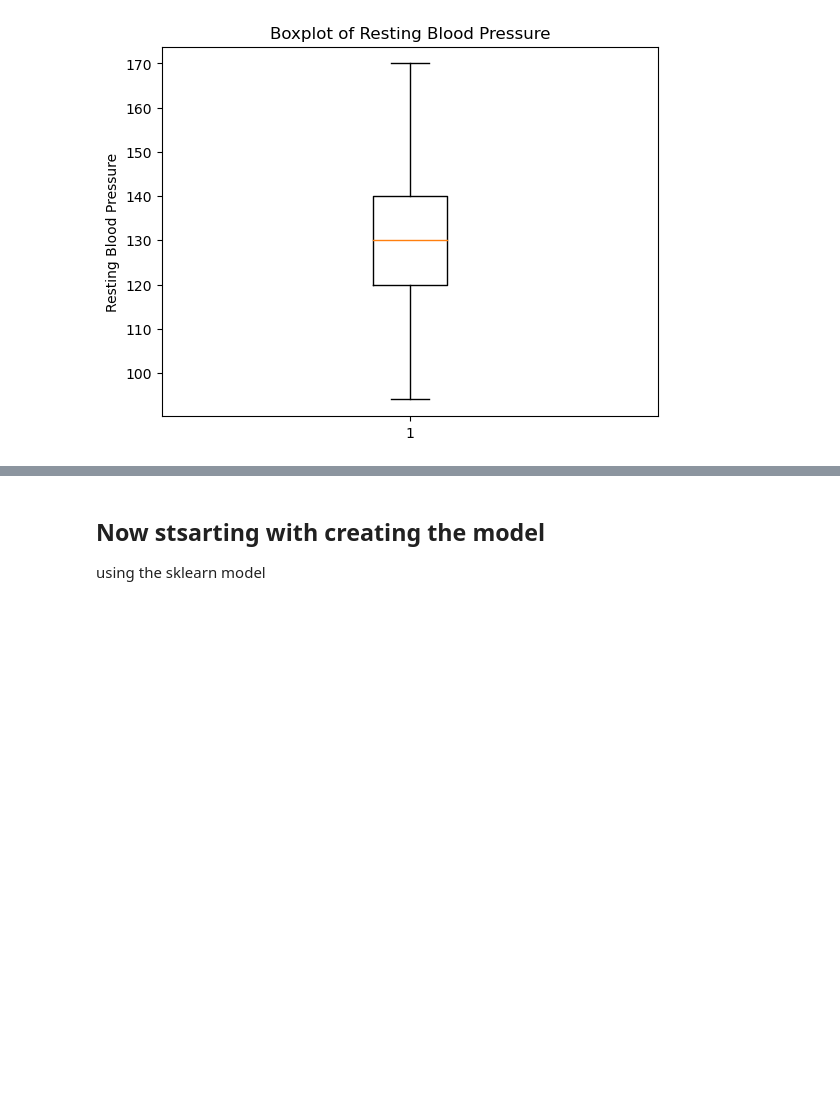
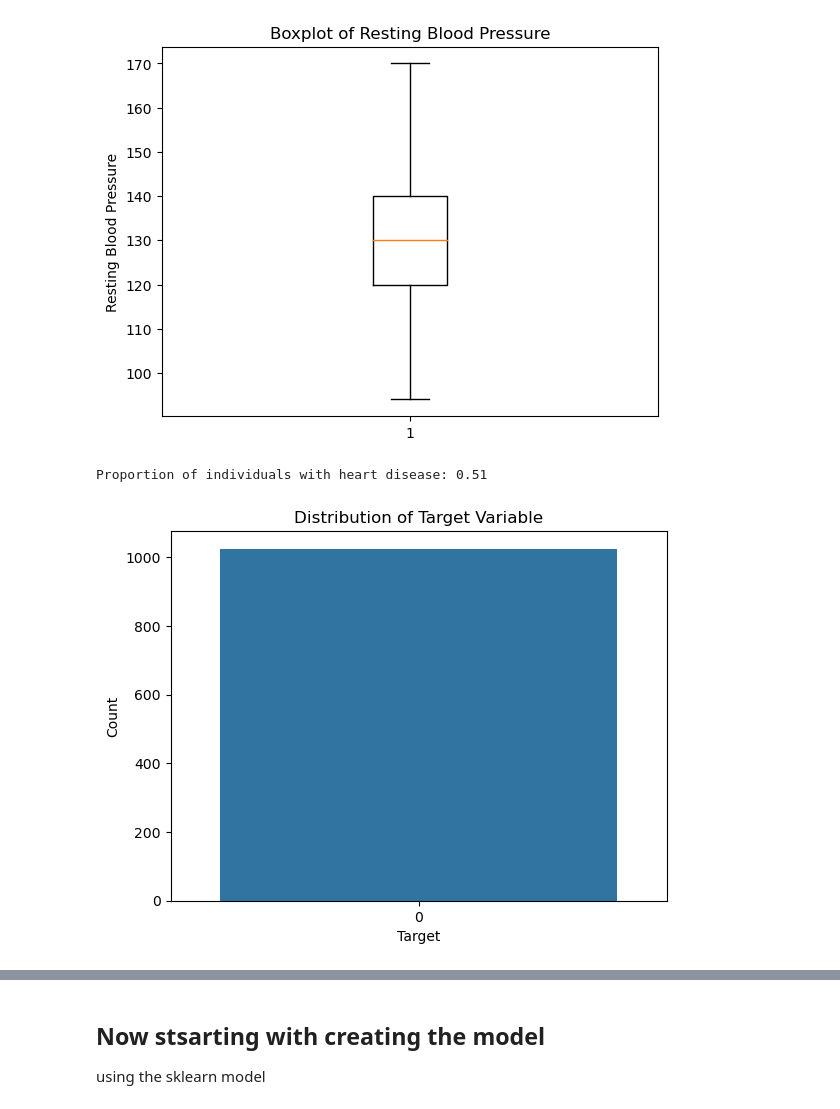
Before and after one commit to FiNiX-GaMmA/heart_diesease_ml_project, a Jupyter notebook: heart-disease-prediction-workbench.ipynb, the cells around one changed output, grey strips where cells are left out. Cells and saved outputs as stored; diff of their text form; code cells hidden in the pictures; blank space fills up the shorter version.

Commit message:
Kaggle Notebook | heart_disease_prediction_workbench | Final Version

```diff
--- a/heart-disease-prediction-workbench.ipynb
+++ b/heart-disease-prediction-workbench.ipynb
@@ -383,3 +383,15 @@ plt.ylabel('Resting Blood Pressure')
 plt.show()
 # %% [output]
 [figure]
+# %%
+print('Proportion of individuals with heart disease:', round(data['target'].mean(), 2))
+# %% [output]
+Proportion of individuals with heart disease: 0.51
+# %%
+sns.countplot(data['target'])
+plt.title('Distribution of Target Variable')
+plt.xlabel('Target')
+plt.ylabel('Count')
+plt.show()
+# %% [output]
+[figure, added]
```
Also changed, not shown: parts of 7 cells of this notebook.
